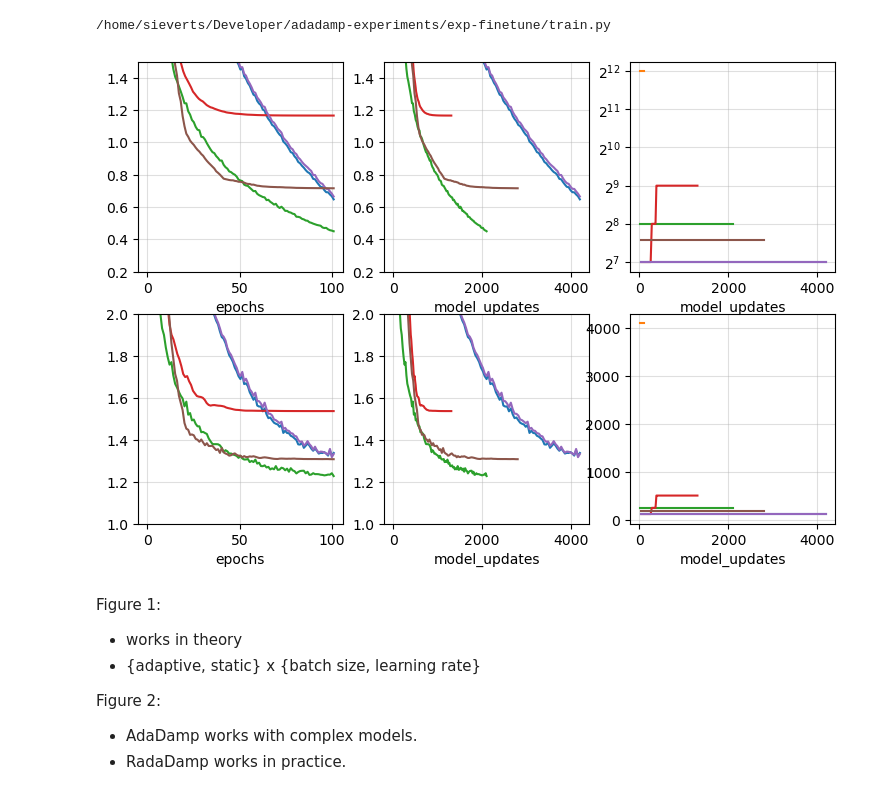
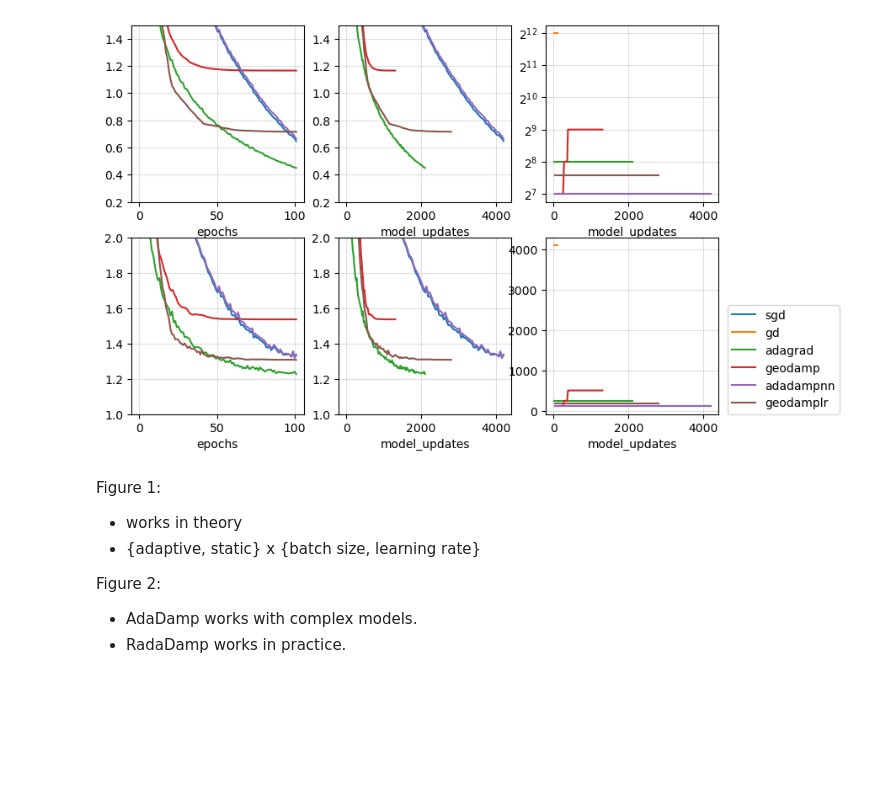
Before and after one commit to stsievert/adadamp-experiments, a Jupyter notebook: exp-finetune/viz-single.ipynb, the cells around one changed output. Saved outputs shown, nothing was run; the diff lists cells and outputs as text; code cells hidden in the pictures; blank space fills up the shorter version.

```diff
--- a/exp-finetune/viz-single.ipynb
+++ b/exp-finetune/viz-single.ipynb
@@ -89,6 +89,7 @@ Index(['index', 'mean_fit_time', 'std_fit_time', 'mean_score_time',
 | 5 | sgd | 20 | 128 | 0.000675 | 4096 | 0.977495 | True | 1.334807e-06 | ... |
 # %%
 import pandas as pd
+import matplotlib.pyplot as plt
 
 def get_searches(damper: str) -> pd.DataFrame:
     with open(OUT / f"search-{damper}.pkl", "rb") as f:
@@ -99,36 +100,36 @@ ests = [get_searches(d) for d in DAMPERS]
 
 w = 3
 fig, axs = plt.subplots(ncols=3, nrows=2, figsize=(3 * w, 2 * w))
 for name, est in zip(DAMPERS, ests):
     _df = pd.DataFrame(est.data_)
     _df["num_examples"] /= 10e3
     _df.plot(x="epochs", y="train_loss", ax=axs[0][0], label=name)
     kwargs = dict(label=None)
     _df.plot(x="model_updates", y="train_loss", ax=axs[0][1], **kwargs)
     _df.plot(x="model_updates", y="batch_size_", ax=axs[0][2], **kwargs)
     _df.plot(x="epochs", y="test_loss", ax=axs[1][0], **kwargs)
     _df.plot(x="model_updates", y="test_loss", ax=axs[1][1], **kwargs)
     _df.plot(x="model_updates", y="batch_size_", ax=axs[1][2], label=name)
 
 axs[0][2].set_yscale("log", base=2)
 axs[1][2].legend(loc=(1.05, 0))
 
 # axs[0][0].set_xlim(0, 4)
 # axs[1][0].set_xlim(0, 4)
 # axs[0][1].set_xlim(0, 2000)
 # axs[1][1].set_xlim(0, 2000)
 
 for i, row in enumerate(axs):
     for k, ax in enumerate(row):
-        ax.legend_.remove()
+        if i != 1 or k != 2:
+            ax.legend_.remove()
         ax.grid(alpha=0.4)
         if i == 1 and k <= 1:
             ax.set_ylim(1, 2)
         if i == 0 and k <= 1:
             ax.set_ylim(0.2, 1.5)
 # %% [output]
-/home/sieverts/Developer/adadamp-experiments/exp-finetune/train.py
-[figure, old version]
+[figure, new version]
 # %% [markdown]
 Figure 1:
 
```
Also changed, not shown: parts of 6 cells of this notebook, 4 other files.
